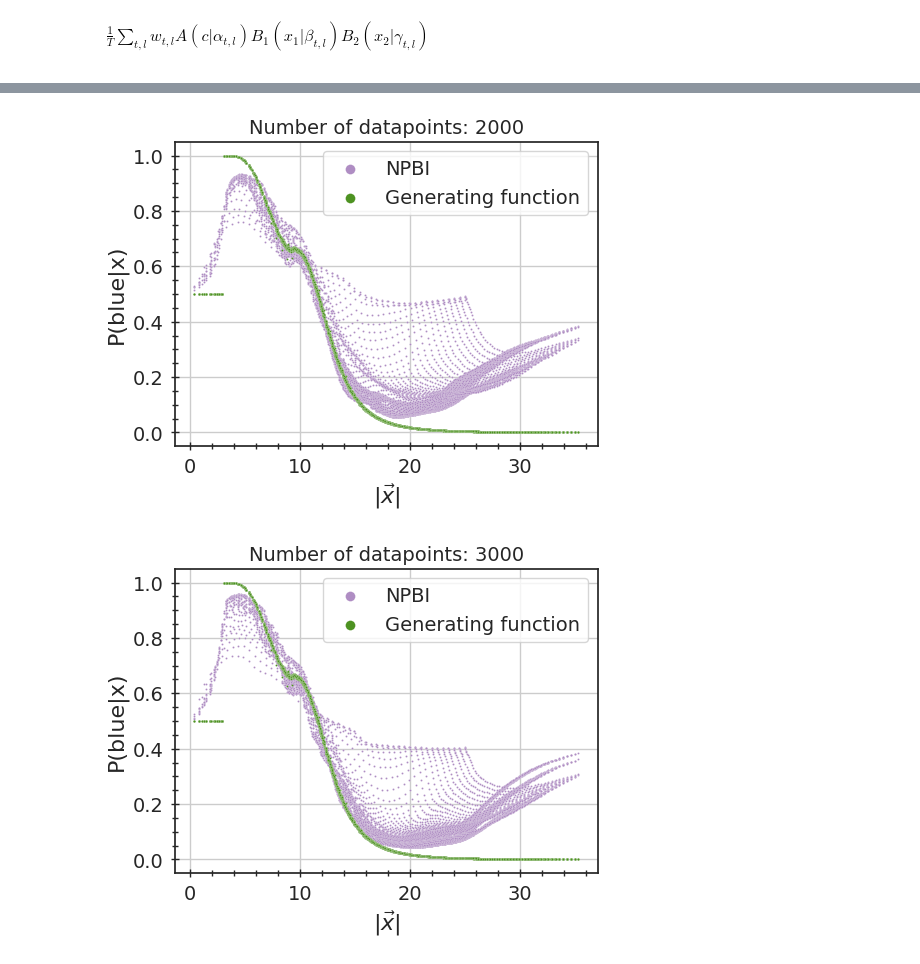
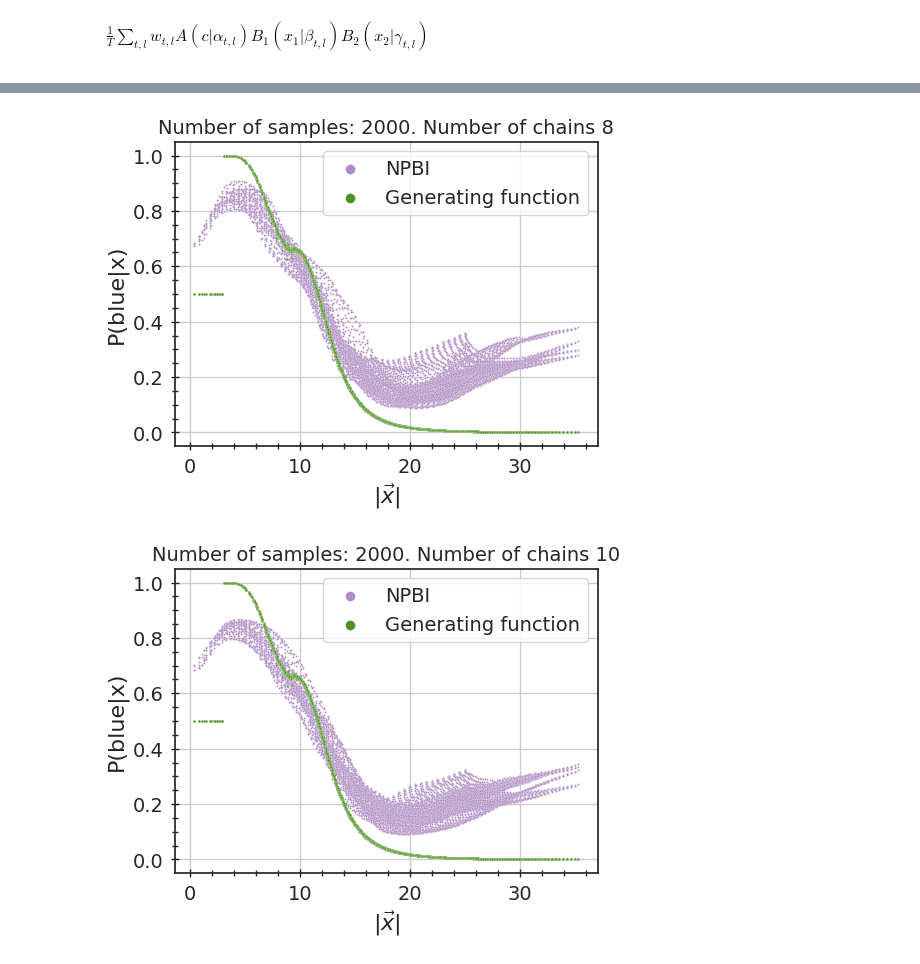
Before and after one commit to choisant/foundational-modeling, a Jupyter notebook: toy_experiment/inferno/MCMC_settings_study.ipynb, the cells around one changed output, grey strips where cells are left out. Saved outputs shown, nothing was run; the diff lists cells and outputs as text; code cells hidden in the pictures.

```diff
--- a/toy_experiment/inferno/MCMC_settings_study.ipynb
+++ b/toy_experiment/inferno/MCMC_settings_study.ipynb
@@ -33,14 +33,14 @@ def process_data(file, y_labels, x_labels, test=False):
     df = pd.DataFrame(columns = x_labels)
 
     for i in range(len(x_labels)):
-        df[x_labels[i]] = np.array(data["data"][:, label_index[i]]).flatten()
+        df[x_labels[i]] = np.array(data["data"][:, i]).flatten()
     #print(df[0])
     if ("x1" in x_labels):
         df = cartesian_to_polar_df(df, "x1", "x2", "r_x", "a_x")
 
     elif ("r_x" in x_labels):
         df = polar_to_cartesian_df(df, "x1", "x2", "r_x", "a_x")
-    #print(df[0])
+
     # Get truth label values (annoying because text is not read as text, should fix)
     # Is fixed, just update
     if (test == False):
@@ -162,8 +162,8 @@ def plot_uncertainties(df, ax, suptitle, grid=False):
 #MCMC constants
 n_samples = 1200
 n_data = 2000
-n_chains = [1, 2, 4, 8, 10, 16, 20]
-n_plots = len(n_data)
+n_chains = [1, 4, 8, 10]
+n_plots = len(n_chains)
 
 #Data constants
 R2 = 3
@@ -174,7 +174,7 @@ scale = 1
 vary_a1 = False
 vary_R2 = False
 p_red = 0.5
-polar = True
+polar = False
 tag = f'r2_{R2}_kr{k_red}_kb{k_blue}_r1min{R1_min}_s{scale}_vary_r2_{vary_R2}_vary_a1_{vary_a1}_pRed_{p_red}'
 
 # Data labels
@@ -221,7 +221,7 @@ fig, ax = plot_distributions(train_data)
 
 # Plot animation
 
-for i in range(len(n_data)):
+for i in range(n_plots):
     fig, axs = plt.subplots(nrows = 2, ncols = 2, figsize = (8,7), layout="constrained")
     df_val = process_data(valfiles[i], y_labels, x_labels)
     df_test = process_data(testfiles[i], y_labels, x_labels, test=True)
@@ -230,23 +230,15 @@ for i in range(len(n_data)):
     #plot data
     axs[0][0] = plot_results(df_val, weight_key, axs[0][0], "Test population")
     axs[0][1] = plot_results(df_test, weight_key, axs[0][1], "Estimated distribution", grid=True)
-    axs[1][0] = plot_data(train_data[0:n_data[i]], axs[1][0], "Training data")
+    axs[1][0] = plot_data(train_data[0:n_data], axs[1][0], "Training data")
     axs[1][1] = plot_conf_matrix(df_val, "Truth", "Inferred_color", ["blue", "red"], axs[1][1])
-    #axs[2][0] = plot_uncertainties(df_test, axs[2][0], "Error test points", grid=True)
-    #axs[2][1] = plot_uncertainties(df_val, axs[2][1], "Error train data")
 
     cmap = red_blue_cmap()
     hue_norm = mpl.colors.Normalize(vmin=0, vmax=1, clip=False)
     fig.colorbar(mpl.cm.ScalarMappable(norm=hue_norm, cmap=cmap), label=r'P(b|$x_1, x_2$)', ax=axs[0][0])
     fig.colorbar(mpl.cm.ScalarMappable(norm=hue_norm, cmap=cmap), label=r'P(b|$x_1, x_2$)', ax=axs[0][1])
-    #hue_norm_error = mpl.colors.Normalize(vmin=0.1, vmax=0.3, clip=False)
-    #fig.colorbar(mpl.cm.ScalarMappable(norm=hue_norm_error, cmap="viridis"), label=r'Error', ax=axs[2][0])
 
-    #fig.colorbar(axs[1][0], ax=axs[1][0])
-    #axs[1][1] = plot_error(df[df["Truth"] == "red"], axs[1][1])
-    #axs[1][2] = plot_error(df[df["Truth"] == "green"], axs[1][2])
-
-    fig.suptitle(f"Number of samples: {n_data[i]}", size=16, fontweight="bold")
+    fig.suptitle(f"Number of samples: {n_data}. Number of chains {n_chains[i]}", size=16, fontweight="bold")
     #plt.savefig(f"../../fig/results/inferno/{testfile}_{trainfile}_n_{n_data[i]}")
 
 #plt.show()
@@ -260,10 +250,10 @@ for i in range(len(n_data)):
 # %%
-for i in range(len(n_data)):
+for i in range(n_plots):
     fig, ax = plt.subplots(nrows=1, ncols=1, figsize= (5, 4), layout="constrained")
     df_test = process_data(testfiles[i], y_labels, x_labels, test=True)
     sn.scatterplot(df_test, x="r_x", y="P(blue|x)", s=2, ax = ax, label="NPBI", color="#af8dc3")
     sn.scatterplot(truth_data, x="r_x", y="P_blue_given_x", s=2, ax = ax, label="Generating function", color="#4d9221")
-    ax.set_title(f"Number of datapoints: {n_data[i]}", fontsize=14)
+    ax.set_title(f"Number of samples: {n_data}. Number of chains {n_chains[i]}", fontsize=14)
     ax.legend(markerscale=5, fontsize=14)
     ax.set_xlabel(r"$|\vec{x}|$", fontsize=16)
     ax.set_ylabel(r"P(blue|x)", fontsize=16)
@@ -277,2 +267,2 @@ for i in range(len(n_data)):
-[figure, old version]
+[figure, new version]
-[figure, old version]
+[figure, new version]
```
Also changed, not shown: parts of 4 cells of this notebook, 50 other files.
